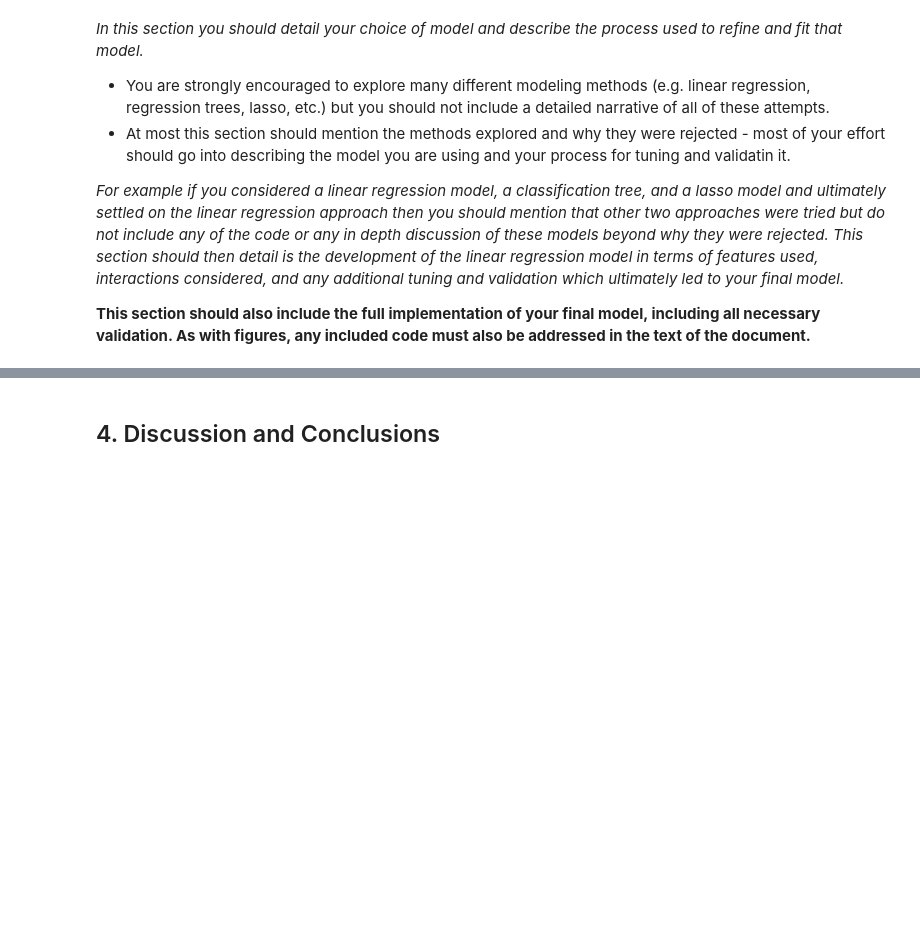
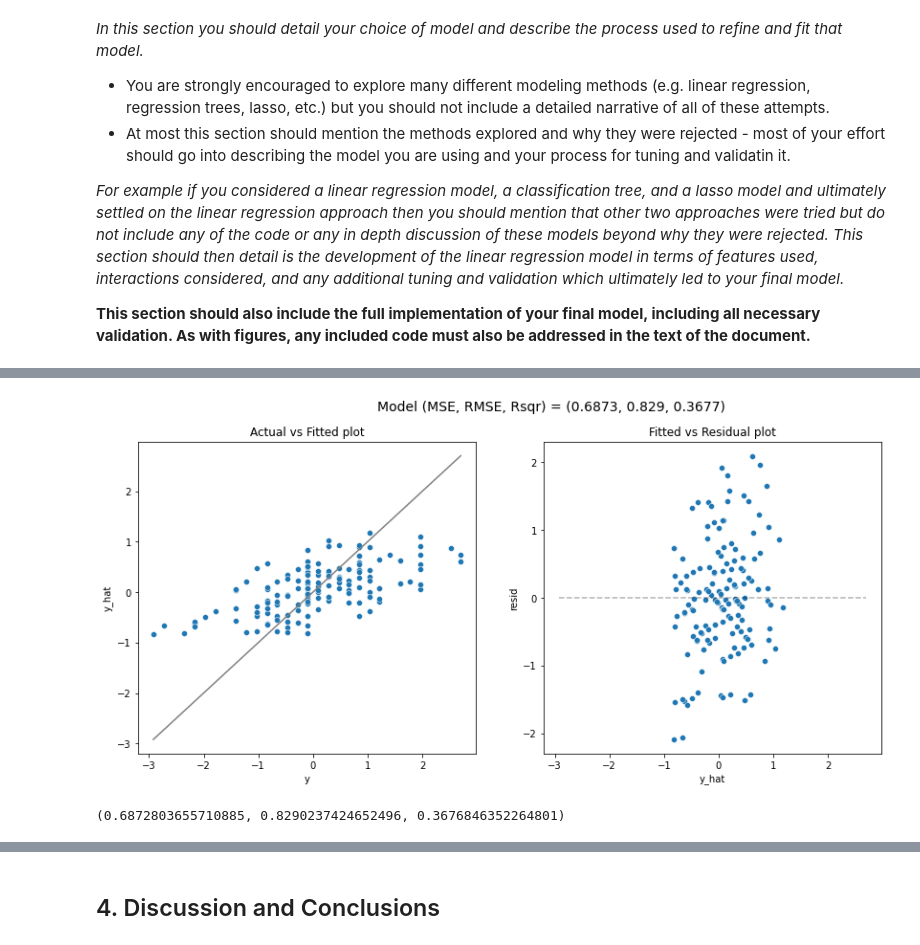
Before and after one commit to Mengyao41/ML_proj1, a Jupyter notebook: project1.ipynb, the cells around one changed output, grey strips where cells are left out. Drawn from its saved outputs; the diff is of its cells as text; code cells hidden in the pictures; blank space fills up the shorter version.

```diff
--- a/project1.ipynb
+++ b/project1.ipynb
@@ -524,0 +518,4 @@ model_fit(linear_model, X_train, y_train, plot = True)
+# %%
+Xs = df.drop(['Unnamed: 0', 'imdb_rating', 'Other_director', 'Other_writer'], axis = 1)
+ys = df['imdb_rating']
+Xs_train, Xs_test, ys_train, ys_test = train_test_split(Xs, ys, test_size = 0.2, random_state = 42)
@@ -525 +627,9 @@ model_fit(linear_model, X_train, y_train, plot = True)
+# %%
+import matplotlib.pyplot as plt
+import seaborn as sns
+lasso_model = lasso_pipe.fit(Xs_train , ys_train)
+model_fit(lasso_model, Xs_train, ys_train, plot = True)
+# %% [output]
+[figure, added]
+(0.6872803655710885, 0.8290237424652496, 0.3676846352264801)
 # %%
```
Also changed, not shown: parts of 24 cells of this notebook, 1 other file.
